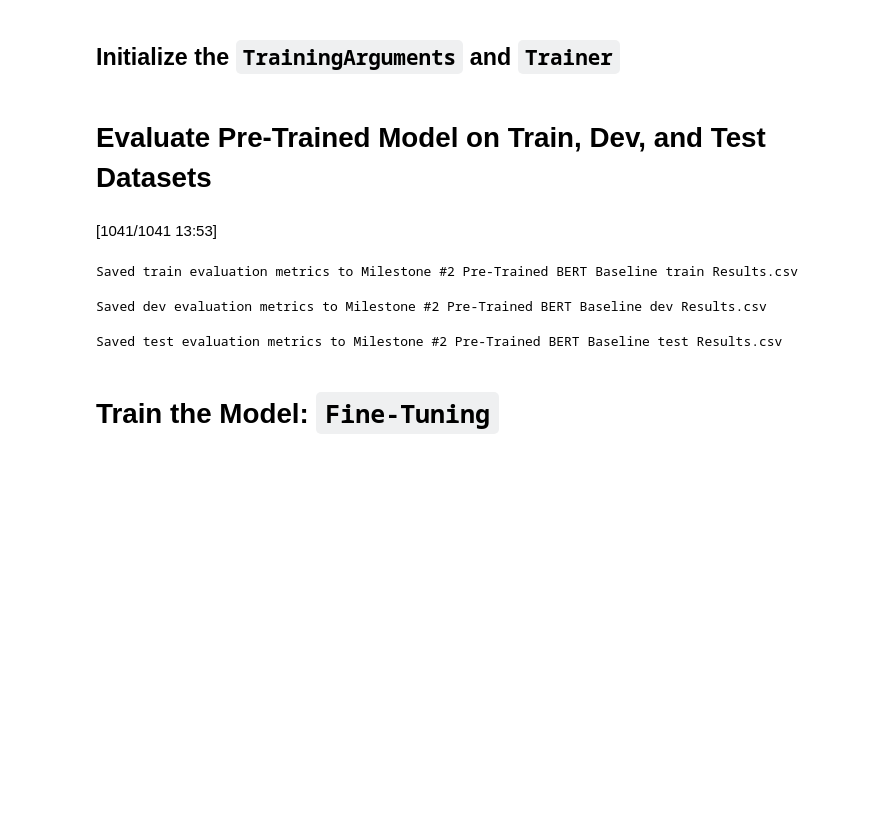
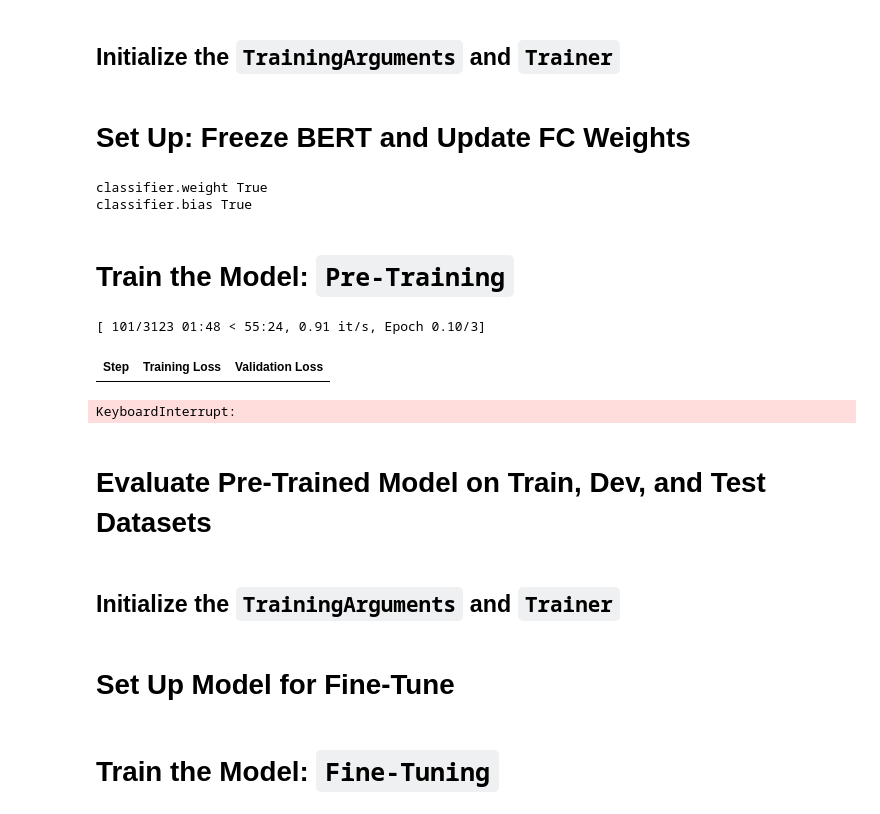
Before and after one commit to Ravi-Raghavan/ESE-5460-Final-Project, a Jupyter notebook: notebooks/unimodal/text/Milestone #2_Ravi.ipynb, the cells around one changed output. Cells and saved outputs as stored; diff of their text form; code cells hidden in the pictures; blank space fills up the shorter version.

Commit message:
Updated Ravi Notebook: Milestone 2

```diff
--- a/notebooks/unimodal/text/Milestone #2_Ravi.ipynb
+++ b/notebooks/unimodal/text/Milestone #2_Ravi.ipynb
@@ -241,13 +264,13 @@ class SubTrainer(Trainer):
 ## **Initialize the `TrainingArguments` and `Trainer`**
 # %%
 training_args = TrainingArguments(
-    output_dir="Milestone2-Baseline-BERT-FineTuning",
+    output_dir="Milestone2-Baseline-BERT-PreTraining",
     per_device_train_batch_size=32,
     per_device_eval_batch_size=32,
     learning_rate=5e-5,
     num_train_epochs=3,
-    save_strategy="steps",      # save checkpoints every N steps
-    save_steps=100,             # save every 100 steps
+    # save_strategy="steps",      # save checkpoints every N steps
+    # save_steps=100,             # save every 100 steps
     eval_strategy="steps",      # evaluate every N steps
     eval_steps=100,             # evaluate every 100 steps
     logging_strategy="steps",
@@ -263,6 +286,30 @@ trainer = SubTrainer(
     eval_dataset=dev_hf_dataset,
     compute_metrics=compute_metrics,
 )
+# %% [markdown]
+# Set Up: Freeze BERT and Update FC Weights
+# %%
+# Freeze all BERT parameters except the classification head
+for param in model.bert.parameters():
+  param.requires_grad = False
+
+# Confirm that only classifier is trainable
+for name, param in model.named_parameters():
+  if param.requires_grad:
+    print(name, param.requires_grad)
+# %% [output]
+classifier.weight True
+classifier.bias True
+# %% [markdown]
+# **Train the Model: `Pre-Training`**
+# %%
+trainer.train() # Always Resume from Last Checkpoint to Save Time
+trainer.save_model('Milestone2-Baseline-BERT-FinalModel(PreTrain)') # Save the Final Model
+trainer.save_state() # Save the State of the Trainer (e.g. Losses, etc)
+# %% [output]
+[ 101/3123 01:48 < 55:24, 0.91 it/s, Epoch 0.10/3]
+| Step | Training Loss | Validation Loss |
+KeyboardInterrupt:
 # %% [markdown]
 # **Evaluate Pre-Trained Model on Train, Dev, and Test Datasets**
 # %%
@@ -285,8 +332,5 @@ def generate_evaluation_results(split):
 generate_evaluation_results("train")
 generate_evaluation_results("dev")
 generate_evaluation_results("test")
-# %% [output]
-[1041/1041 13:53]
-Saved train evaluation metrics to Milestone #2 Pre-Trained BERT Baseline train Results.csv
-Saved dev evaluation metrics to Milestone #2 Pre-Trained BERT Baseline dev Results.csv
-Saved test evaluation metrics to Milestone #2 Pre-Trained BERT Baseline test Results.csv
+# %% [markdown]
+## **Initialize the `TrainingArguments` and `Trainer`**
@@ -292,0 +361,2 @@ Saved test evaluation metrics to Milestone #2 Pre-Trained BERT Baseline test Res
+# %% [markdown]
+# Set Up Model for Fine-Tune
```
Also changed, not shown: parts of 8 cells of this notebook.
